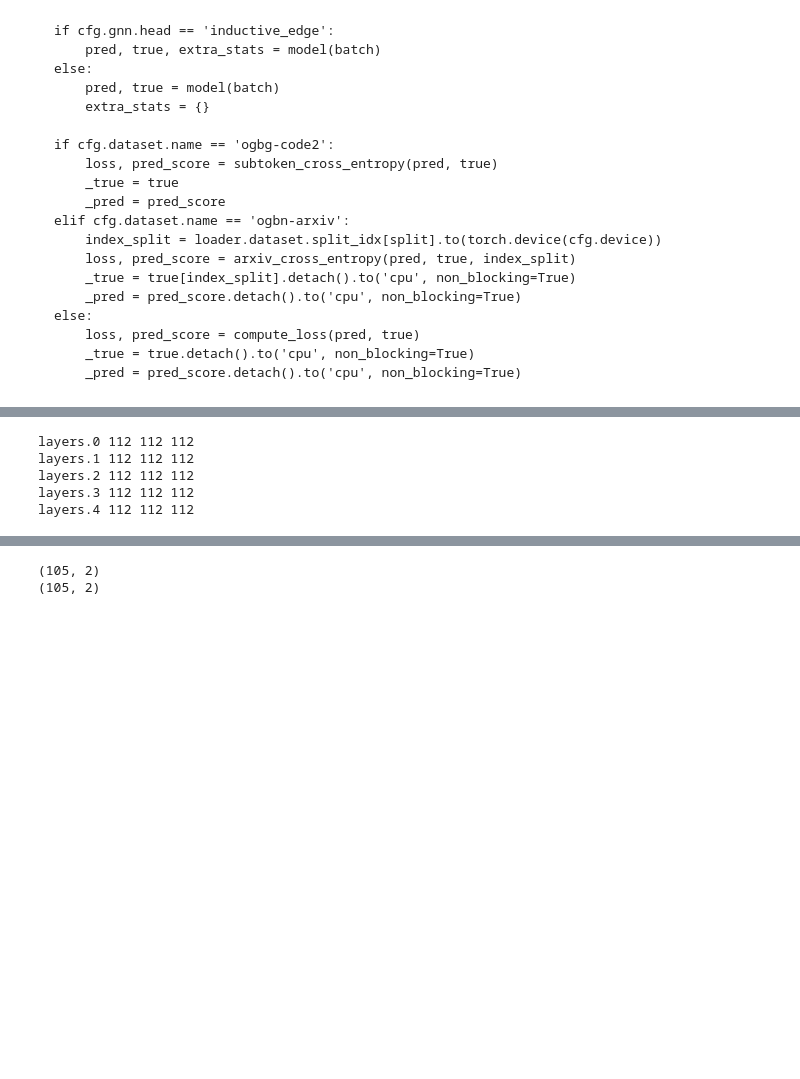
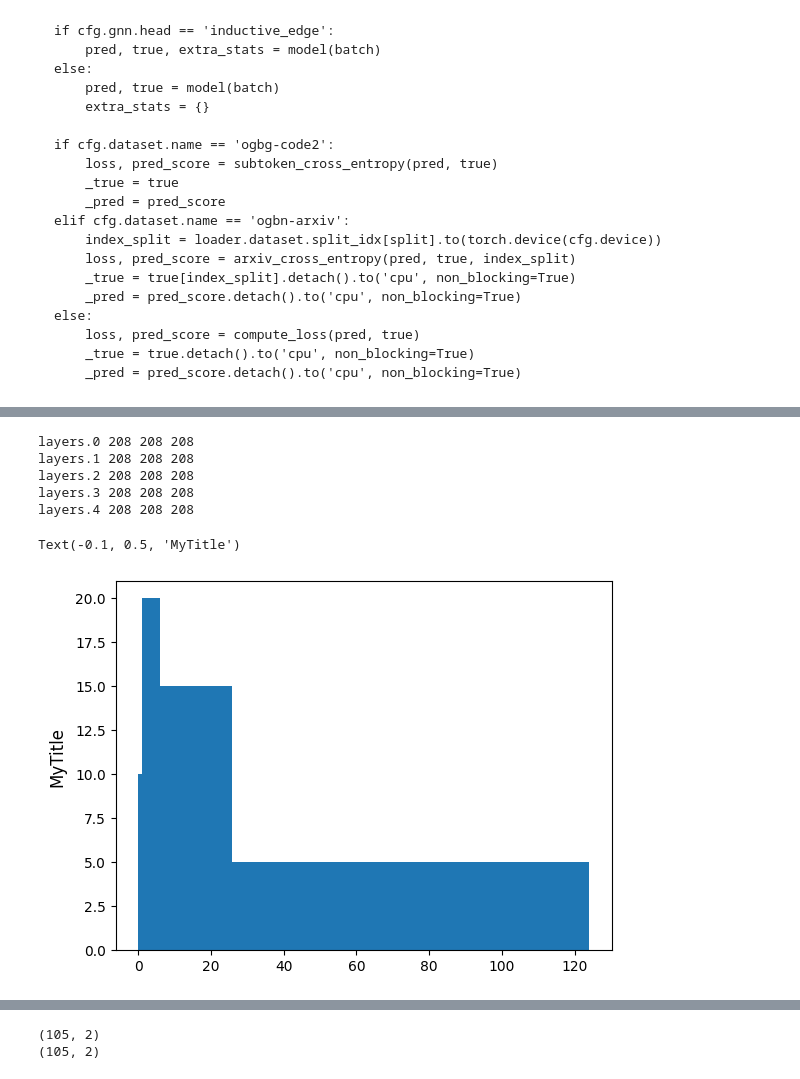
Before and after one commit to JonasDeSchouwer/MSc-thesis, a Jupyter notebook: inspecting-attention-weights.ipynb, the cells around one changed output, grey strips where cells are left out. Cells and saved outputs as stored; diff of their text form; code cells hidden in the pictures; blank space fills up the shorter version.

```diff
--- a/inspecting-attention-weights.ipynb
+++ b/inspecting-attention-weights.ipynb
@@ -294,9 +293,21 @@ for i, batch in enumerate(loader):
 # %%
 for layer in myFeatureExtractor.tokens.keys():
-    print(layer, len(myFeatureExtractor.tokens[layer]), len(myFeatureExtractor.labels[layer]), len(myFeatureExtractor.edge_idxs[layer]))
+    print(layer, len(myFeatureExtractor.tokens[layer]), len(myFeatureExtractor.labels[layer]), len(myFeatureExtractor.edge_idxs))
 # %% [output]
-layers.0 112 112 112
-layers.1 112 112 112
-layers.2 112 112 112
-layers.3 112 112 112
-layers.4 112 112 112
+layers.0 208 208 208
+layers.1 208 208 208
+layers.2 208 208 208
+layers.3 208 208 208
+layers.4 208 208 208
+# %%
+import matplotlib.pyplot as plt
+
+# fill each of the ranges with 100 elements
+data = [0] * 10 + list(range(1,6)) * 20 + list(range(6,26)) * 15 + list(range(26, 125)) * 5
+
+# this generates the attached picture
+plt.hist(data, bins=max(data)+1)
+plt.title("MyTitle", rotation=90, x=-0.1, y=0.5, va='center', ha='right')
+# %% [output]
+Text(-0.1, 0.5, 'MyTitle')
+[figure, added]
```
Also changed, not shown: parts of 23 cells of this notebook, 3 other files.
